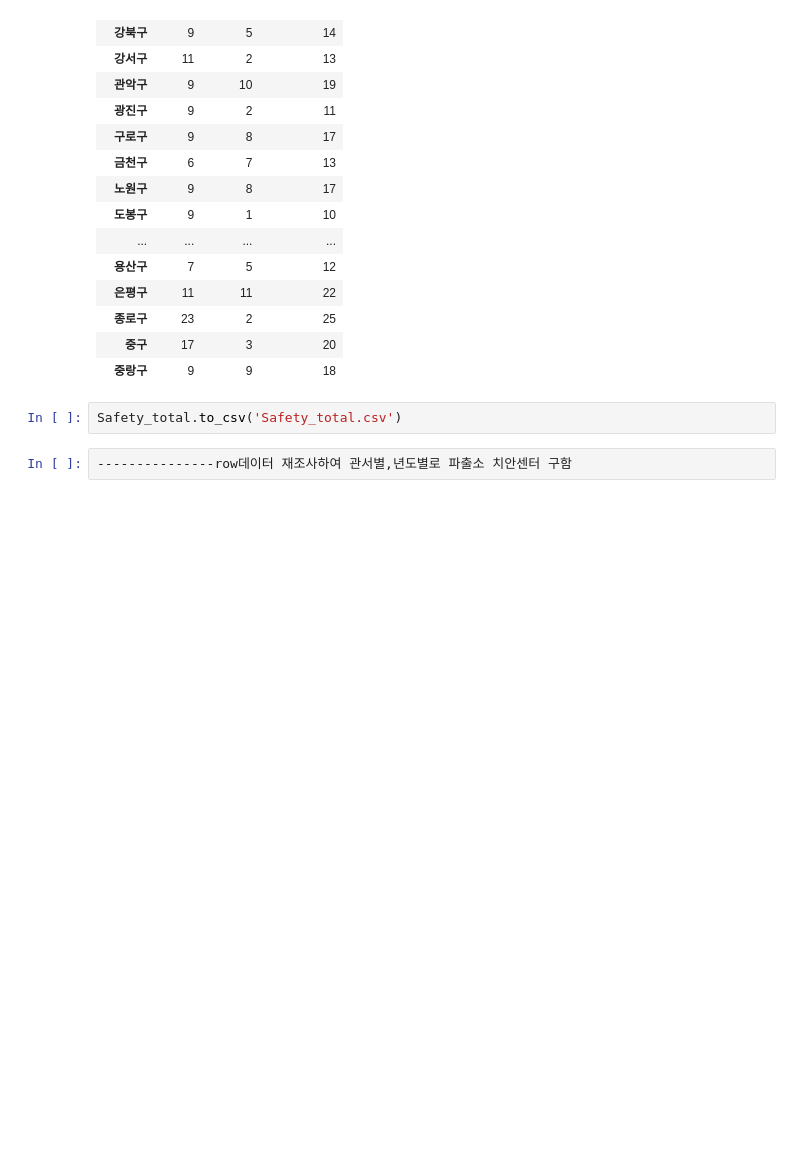
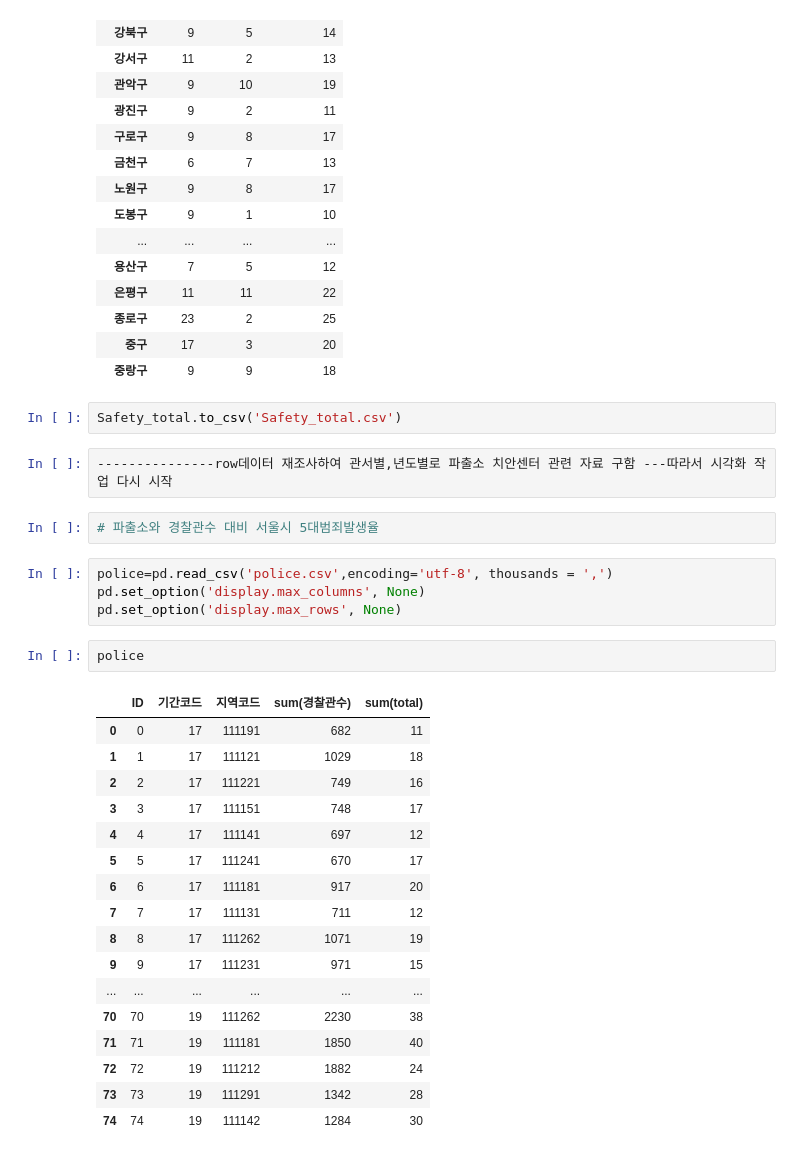
Before and after one commit to jun-young000/project2, a Jupyter notebook: 데이터 분석시각화연습.ipynb, the cells around one changed output. Cells and saved outputs as stored; diff of their text form; blank space fills up the shorter version.

```diff
--- a/데이터 분석시각화.ipynb
+++ b/데이터 분석시각화연습.ipynb
@@ -479,4 +479,30 @@ Safety_total
 # %%
 Safety_total.to_csv('Safety_total.csv')
 # %%
----------------row데이터 재조사하여 관서별,년도별로 파출소 치안센터 구함
+---------------row데이터 재조사하여 관서별,년도별로 파출소 치안센터 관련 자료 구함 ---따라서 시각화 작업 다시 시작
+# %%
+# 파출소와 경찰관수 대비 서울시 5대범죄발생율
+# %%
+police=pd.read_csv('police.csv',encoding='utf-8', thousands = ',')
+pd.set_option('display.max_columns', None)
+pd.set_option('display.max_rows', None)
+# %%
+police
+# %% [output]
+|  | ID | 기간코드 | 지역코드 | sum(경찰관수) | sum(total) |
+| 0 | 0 | 17 | 111191 | 682 | 11 |
+| 1 | 1 | 17 | 111121 | 1029 | 18 |
+| 2 | 2 | 17 | 111221 | 749 | 16 |
+| 3 | 3 | 17 | 111151 | 748 | 17 |
+| 4 | 4 | 17 | 111141 | 697 | 12 |
+| 5 | 5 | 17 | 111241 | 670 | 17 |
+| 6 | 6 | 17 | 111181 | 917 | 20 |
+| 7 | 7 | 17 | 111131 | 711 | 12 |
+| 8 | 8 | 17 | 111262 | 1071 | 19 |
+| 9 | 9 | 17 | 111231 | 971 | 15 |
+| ... | ... | ... | ... | ... | ... |
+| 70 | 70 | 19 | 111262 | 2230 | 38 |
+| 71 | 71 | 19 | 111181 | 1850 | 40 |
+| 72 | 72 | 19 | 111212 | 1882 | 24 |
+| 73 | 73 | 19 | 111291 | 1342 | 28 |
+| 74 | 74 | 19 | 111142 | 1284 | 30 |
```
Also changed, not shown: parts of 6 cells of this notebook, 17 other files.
